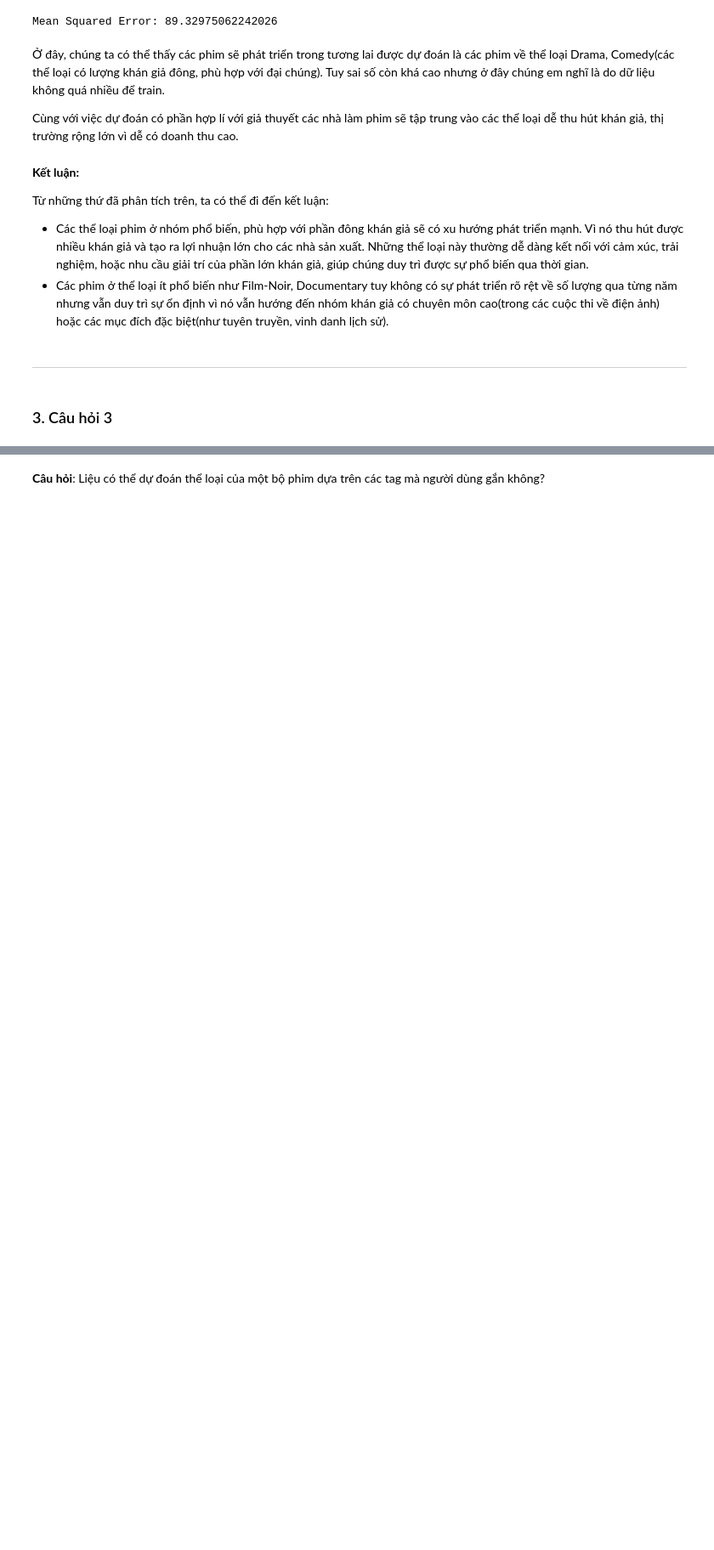
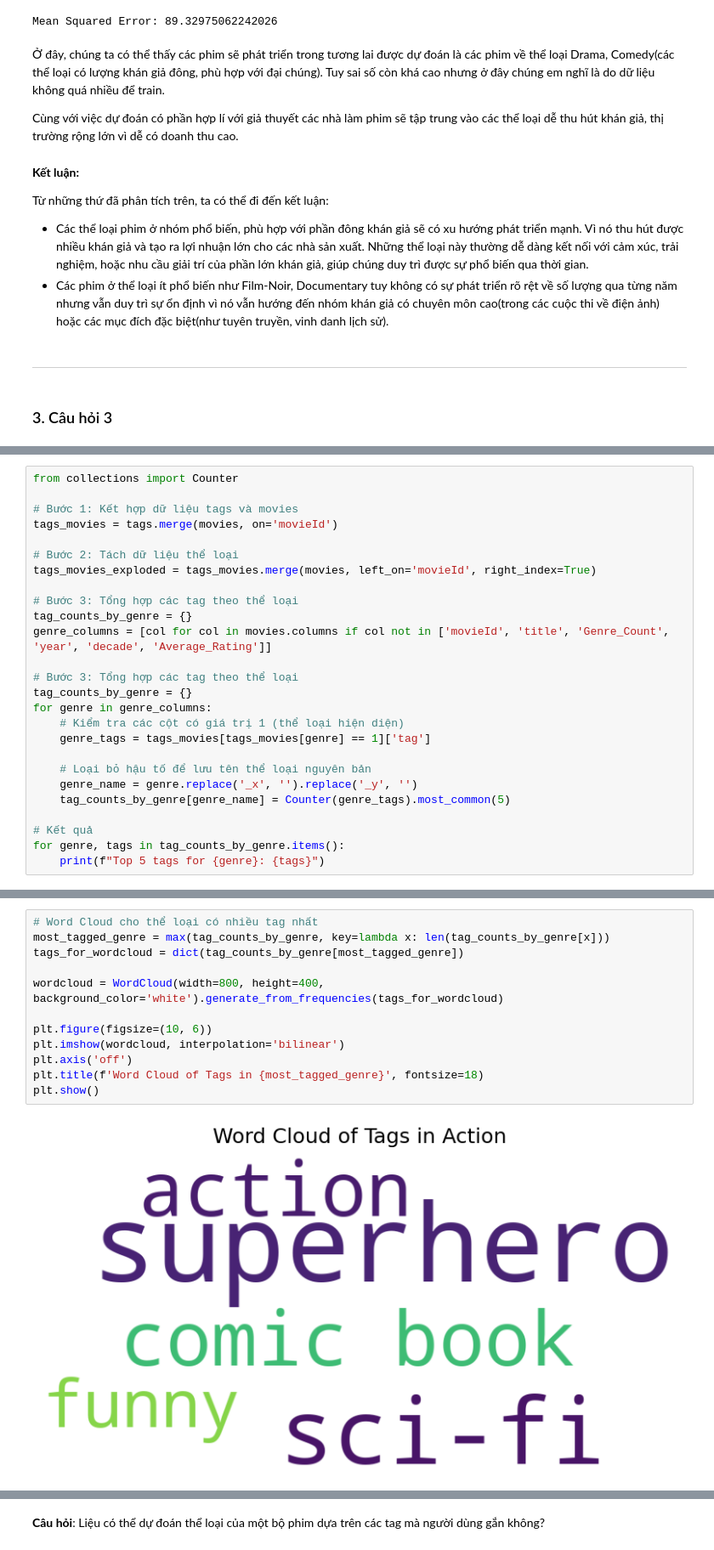
Before and after one commit to miavox/CSC17104-Final-Project, a Jupyter notebook: Project/Final_project.ipynb, the cells around one changed output, grey strips where cells are left out. Shown at 85% size. Drawn from its saved outputs; the diff is of its cells as text; blank space fills up the shorter version.

```diff
--- a/Project/Final_project.ipynb
+++ b/Project/Final_project.ipynb
@@ -1227,0 +1142,26 @@ plt.show()
+# %%
+from collections import Counter
+
+# Bước 1: Kết hợp dữ liệu tags và movies
+tags_movies = tags.merge(movies, on='movieId')
+
+# Bước 2: Tách dữ liệu thể loại
+tags_movies_exploded = tags_movies.merge(movies, left_on='movieId', right_index=True)
+
+# Bước 3: Tổng hợp các tag theo thể loại
+tag_counts_by_genre = {}
+genre_columns = [col for col in movies.columns if col not in ['movieId', 'title', 'Genre_Count', 'year', 'decade', 'Average_Rating']]
+
+# Bước 3: Tổng hợp các tag theo thể loại
+tag_counts_by_genre = {}
+for genre in genre_columns:
+    # Kiểm tra các cột có giá trị 1 (thể loại hiện diện)
+    genre_tags = tags_movies[tags_movies[genre] == 1]['tag']
+
+    # Loại bỏ hậu tố để lưu tên thể loại nguyên bản
+    genre_name = genre.replace('_x', '').replace('_y', '')
+    tag_counts_by_genre[genre_name] = Counter(genre_tags).most_common(5)
+
+# Kết quả
+for genre, tags in tag_counts_by_genre.items():
+    print(f"Top 5 tags for {genre}: {tags}")
@@ -1227,0 +1283,14 @@ plt.show()
+# %%
+# Word Cloud cho thể loại có nhiều tag nhất
+most_tagged_genre = max(tag_counts_by_genre, key=lambda x: len(tag_counts_by_genre[x]))
+tags_for_wordcloud = dict(tag_counts_by_genre[most_tagged_genre])
+
+wordcloud = WordCloud(width=800, height=400, background_color='white').generate_from_frequencies(tags_for_wordcloud)
+
+plt.figure(figsize=(10, 6))
+plt.imshow(wordcloud, interpolation='bilinear')
+plt.axis('off')
+plt.title(f'Word Cloud of Tags in {most_tagged_genre}', fontsize=18)
+plt.show()
+# %% [output]
+[figure, added]
```
Also changed, not shown: parts of 28 cells of this notebook.
